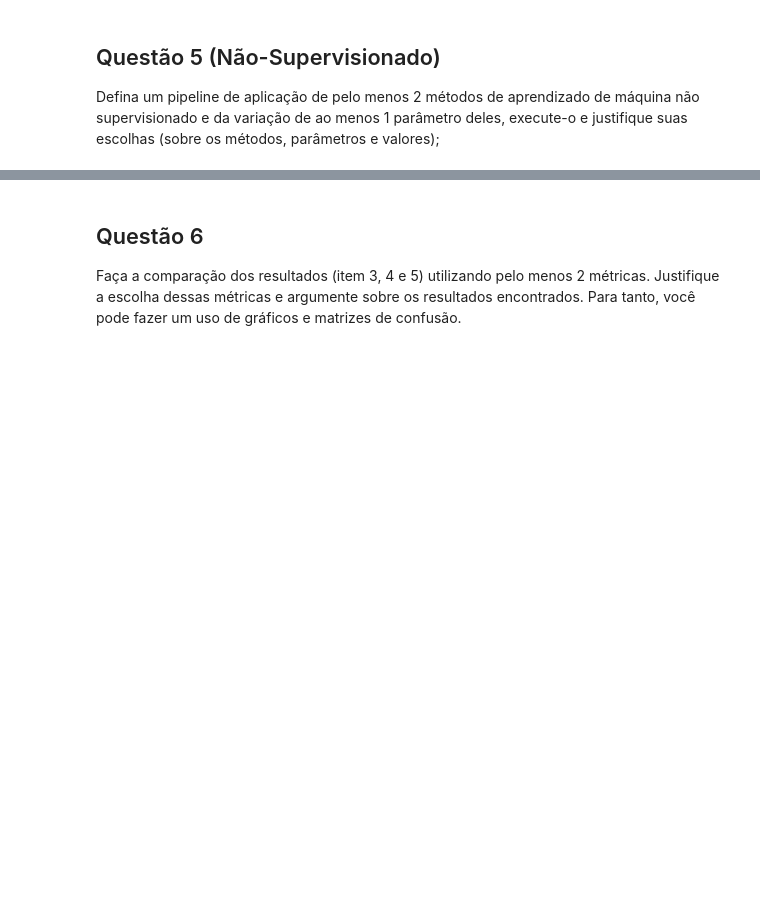
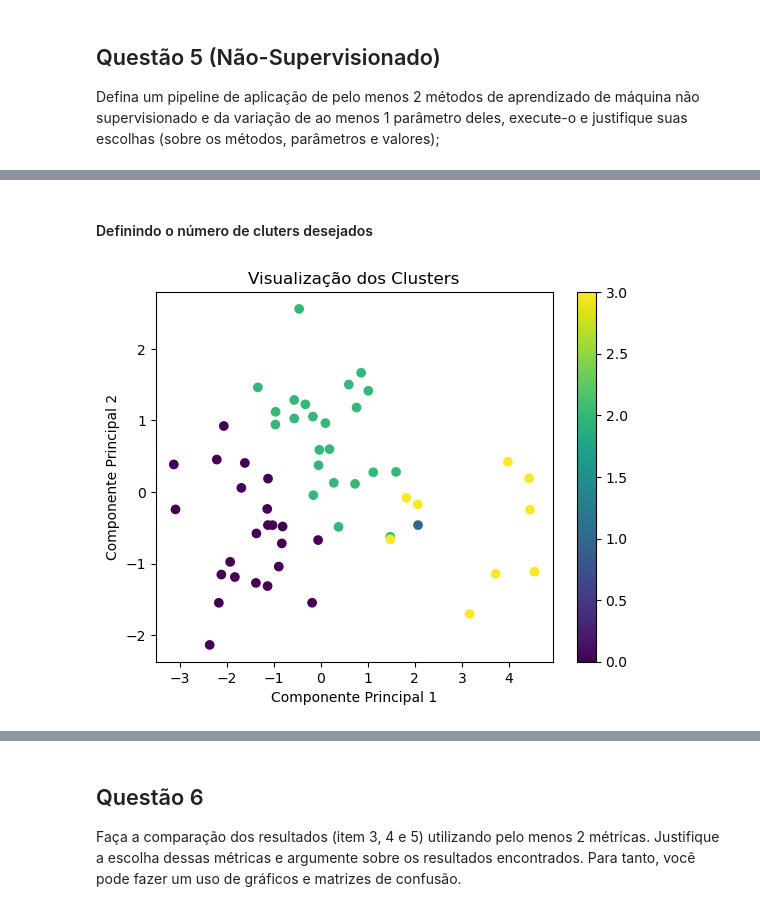
Before and after one commit to sammid37/IAI, a Jupyter notebook: unidade2/prova2.ipynb, the cells around one changed output, grey strips where cells are left out. Saved outputs shown, nothing was run; the diff lists cells and outputs as text; code cells hidden in the pictures; blank space fills up the shorter version.

```diff
--- a/unidade2/prova2.ipynb
+++ b/unidade2/prova2.ipynb
@@ -969,0 +1818,37 @@ Defina um pipeline de aplicação de pelo menos 2 métodos de aprendizado de má
+# %% [markdown]
+#### Definindo o número de cluters desejados
+# %%
+num_clusters = 4 # 3 ou 4, com base no gráfico da curva do cotovelo
+kmeans = KMeans(n_clusters=num_clusters, random_state=42)
+kmeans.fit(x_train)
+
+labels = kmeans.labels_ # Obtendo os rótulos dos clusters para cada ponto de dados
+
+# Realizando previsões para novos pontos de dados
+predicted_cluster = kmeans.predict(x_test)
+# predicted_groups = label_encoder.inverse_transform(predicted_cluster)
+# print(predicted_groups)
+
+# Calculando a distância entre dois pontos de dados
+ponto1 = dados_oversampled.loc[0]
+ponto2 = dados_oversampled.loc[1]
+distancia = np.linalg.norm(ponto1 - ponto2)
+
+# Embaralhando aleatoriamente o conjunto de dados
+dados_oversampled = dados_oversampled.sample(frac=1, random_state=42).reset_index(drop=True)
+
+# Selecionando aleatoriamente K pontos de dados
+K = 4
+dados_selecionados = dados_oversampled.sample(n=K, random_state=42)
+
+# Visualizando os clusters utilizando PCA:
+pca = PCA(n_components=2)
+X_pca = pca.fit_transform(x_test)
+plt.scatter(X_pca[:, 0], X_pca[:, 1], c=predicted_cluster, cmap='viridis')
+plt.xlabel('Componente Principal 1')
+plt.ylabel('Componente Principal 2')
+plt.title('Visualização dos Clusters')
+plt.colorbar()
+plt.show()
+# %% [output]
+[figure, added]
```
Also changed, not shown: parts of 65 cells of this notebook.
